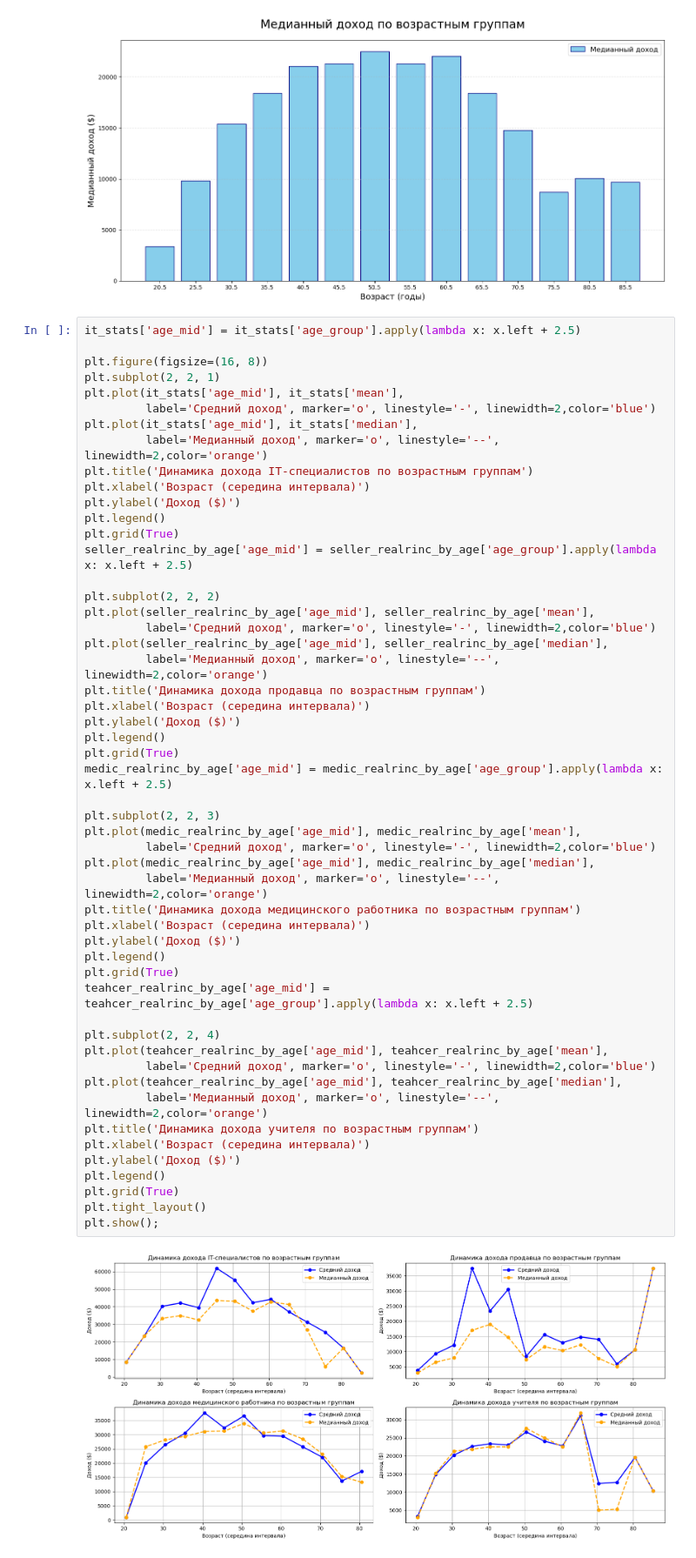
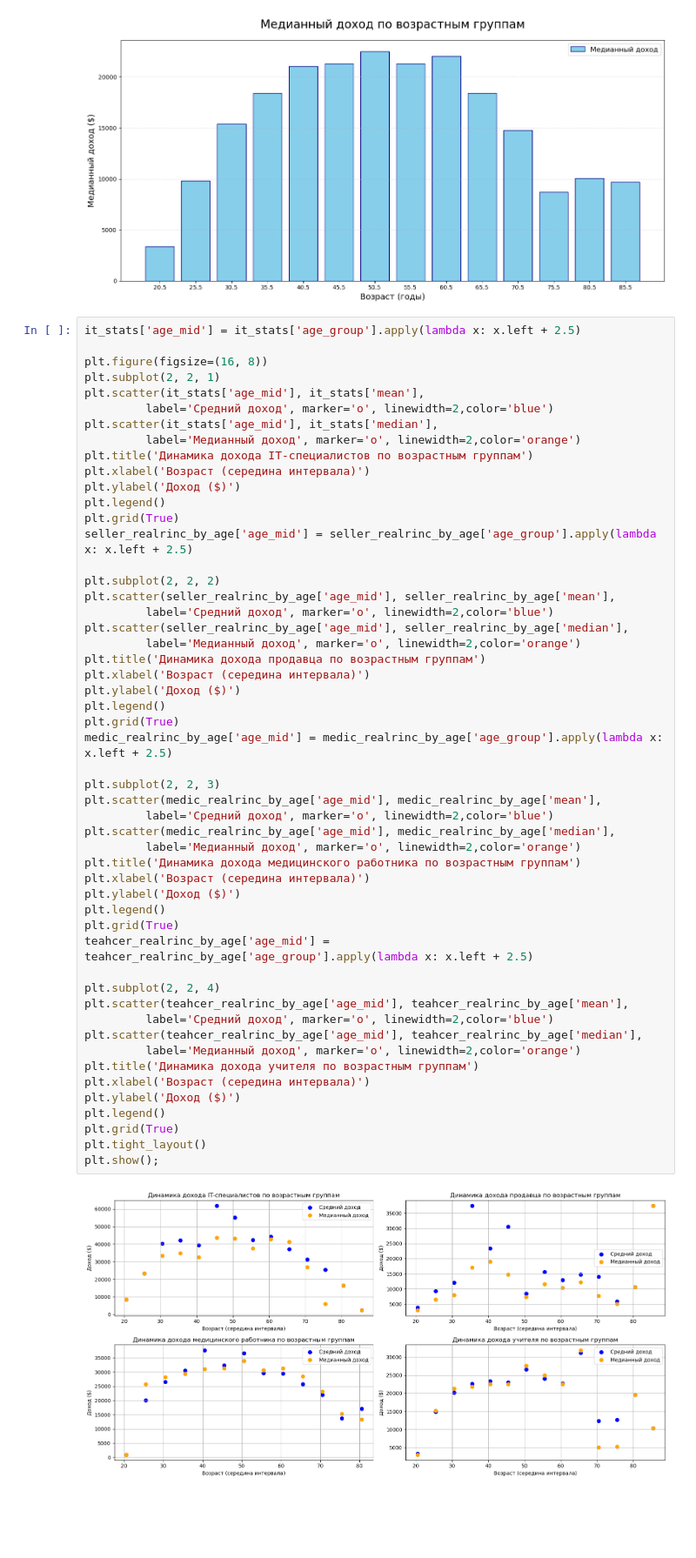
Before and after one commit to Strory/CourseWork3, a Jupyter notebook: Research6.ipynb, the cells around one changed output. Shown at 87% size. Cells and saved outputs as stored; diff of their text form; blank space fills up the shorter version.

```diff
--- a/Research6.ipynb
+++ b/Research6.ipynb
@@ -726,55 +738,55 @@ it_stats['age_mid'] = it_stats['age_group'].apply(lambda x: x.left + 2.5)
 
 plt.figure(figsize=(16, 8))
 plt.subplot(2, 2, 1)
-plt.plot(it_stats['age_mid'], it_stats['mean'],
-         label='Средний доход', marker='o', linestyle='-', linewidth=2,color='blue')
-plt.plot(it_stats['age_mid'], it_stats['median'],
-         label='Медианный доход', marker='o', linestyle='--', linewidth=2,color='orange')
+plt.scatter(it_stats['age_mid'], it_stats['mean'],
+         label='Средний доход', marker='o', linewidth=2,color='blue')
+plt.scatter(it_stats['age_mid'], it_stats['median'],
+         label='Медианный доход', marker='o', linewidth=2,color='orange')
 plt.title('Динамика дохода IT-специалистов по возрастным группам')
 plt.xlabel('Возраст (середина интервала)')
 plt.ylabel('Доход ($)')
 plt.legend()
 plt.grid(True)
 seller_realrinc_by_age['age_mid'] = seller_realrinc_by_age['age_group'].apply(lambda x: x.left + 2.5)
 
 plt.subplot(2, 2, 2)
-plt.plot(seller_realrinc_by_age['age_mid'], seller_realrinc_by_age['mean'],
-         label='Средний доход', marker='o', linestyle='-', linewidth=2,color='blue')
-plt.plot(seller_realrinc_by_age['age_mid'], seller_realrinc_by_age['median'],
-         label='Медианный доход', marker='o', linestyle='--', linewidth=2,color='orange')
+plt.scatter(seller_realrinc_by_age['age_mid'], seller_realrinc_by_age['mean'],
+         label='Средний доход', marker='o', linewidth=2,color='blue')
+plt.scatter(seller_realrinc_by_age['age_mid'], seller_realrinc_by_age['median'],
+         label='Медианный доход', marker='o', linewidth=2,color='orange')
 plt.title('Динамика дохода продавца по возрастным группам')
 plt.xlabel('Возраст (середина интервала)')
 plt.ylabel('Доход ($)')
 plt.legend()
 plt.grid(True)
 medic_realrinc_by_age['age_mid'] = medic_realrinc_by_age['age_group'].apply(lambda x: x.left + 2.5)
 
 plt.subplot(2, 2, 3)
-plt.plot(medic_realrinc_by_age['age_mid'], medic_realrinc_by_age['mean'],
-         label='Средний доход', marker='o', linestyle='-', linewidth=2,color='blue')
-plt.plot(medic_realrinc_by_age['age_mid'], medic_realrinc_by_age['median'],
-         label='Медианный доход', marker='o', linestyle='--', linewidth=2,color='orange')
+plt.scatter(medic_realrinc_by_age['age_mid'], medic_realrinc_by_age['mean'],
+         label='Средний доход', marker='o', linewidth=2,color='blue')
+plt.scatter(medic_realrinc_by_age['age_mid'], medic_realrinc_by_age['median'],
+         label='Медианный доход', marker='o', linewidth=2,color='orange')
 plt.title('Динамика дохода медицинского работника по возрастным группам')
 plt.xlabel('Возраст (середина интервала)')
 plt.ylabel('Доход ($)')
 plt.legend()
 plt.grid(True)
 teahcer_realrinc_by_age['age_mid'] = teahcer_realrinc_by_age['age_group'].apply(lambda x: x.left + 2.5)
 
 plt.subplot(2, 2, 4)
-plt.plot(teahcer_realrinc_by_age['age_mid'], teahcer_realrinc_by_age['mean'],
-         label='Средний доход', marker='o', linestyle='-', linewidth=2,color='blue')
-plt.plot(teahcer_realrinc_by_age['age_mid'], teahcer_realrinc_by_age['median'],
-         label='Медианный доход', marker='o', linestyle='--', linewidth=2,color='orange')
+plt.scatter(teahcer_realrinc_by_age['age_mid'], teahcer_realrinc_by_age['mean'],
+         label='Средний доход', marker='o', linewidth=2,color='blue')
+plt.scatter(teahcer_realrinc_by_age['age_mid'], teahcer_realrinc_by_age['median'],
+         label='Медианный доход', marker='o', linewidth=2,color='orange')
 plt.title('Динамика дохода учителя по возрастным группам')
 plt.xlabel('Возраст (середина интервала)')
 plt.ylabel('Доход ($)')
 plt.legend()
 plt.grid(True)
 plt.tight_layout()
 plt.show();
 # %% [output]
-[figure, old version]
+[figure, new version]
 # %%
 # Наиболее популярные профессии
 print("\nТоп-10 самых распространенных профессий:")
```
Also changed, not shown: parts of 15 cells of this notebook, 4 other files.
